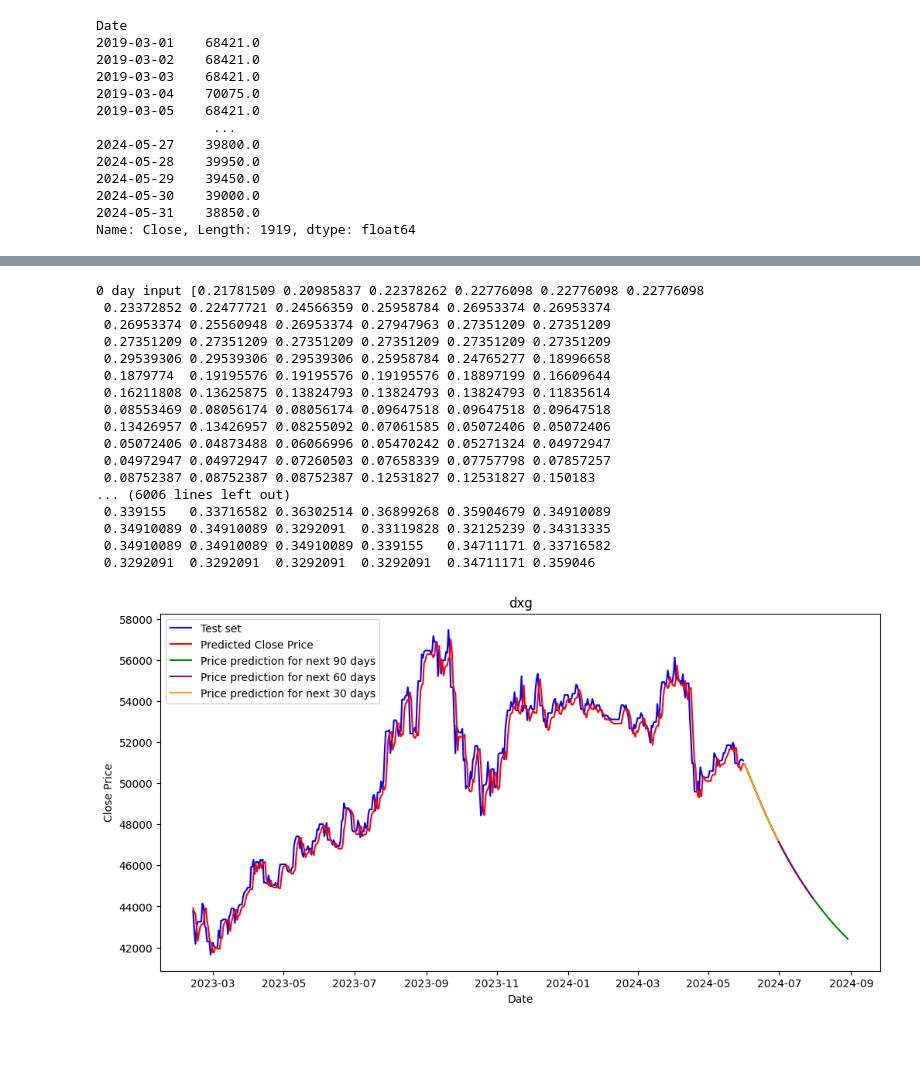
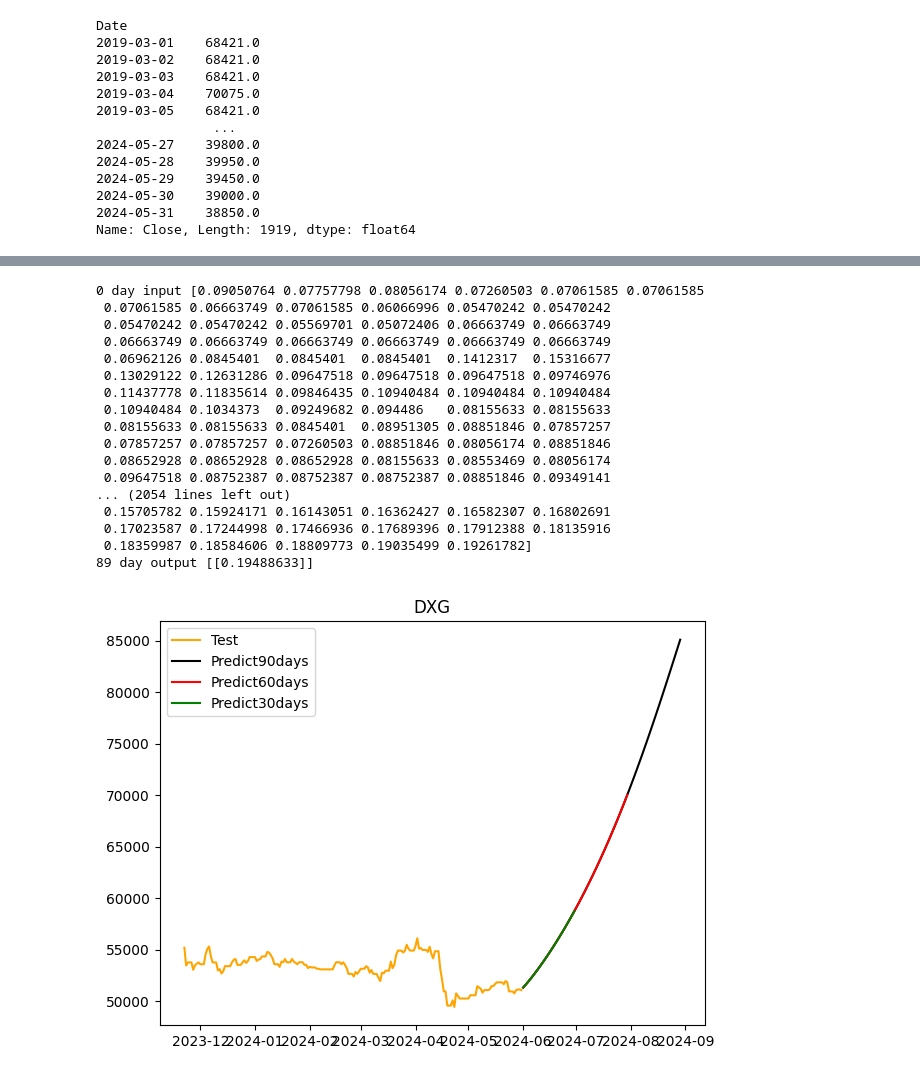
Before and after one commit to cngpc43/IS403.O21.HTCL, a Jupyter notebook: Models/GRU/GRU(9-1).ipynb, the cells around one changed output, grey strips where cells are left out. Saved outputs shown, nothing was run; the diff lists cells and outputs as text; code cells hidden in the pictures; blank space fills up the shorter version.

```diff
--- a/Models/GRU/GRU(9-1).ipynb
+++ b/Models/GRU/GRU(9-1).ipynb
@@ -289,7 +289,7 @@ temp_input=temp_input[0].tolist()
 from numpy import array
 
 dxg_lst_output=[]
-n_steps=515
+n_steps=len(temp_input) - 1
 i=0
 while(i<90):
 
@@ -432,43 +426,43 @@ while(i<90):
         vhm_lst_output.extend(yhat.tolist())
         i=i+1
 # %% [output]
-0 day input [0.21781509 0.20985837 0.22378262 0.22776098 0.22776098 0.22776098
- 0.23372852 0.22477721 0.24566359 0.25958784 0.26953374 0.26953374
- 0.26953374 0.25560948 0.26953374 0.27947963 0.27351209 0.27351209
- 0.27351209 0.27351209 0.27351209 0.27351209 0.27351209 0.27351209
- 0.29539306 0.29539306 0.29539306 0.25958784 0.24765277 0.18996658
- 0.1879774  0.19195576 0.19195576 0.19195576 0.18897199 0.16609644
- 0.16211808 0.13625875 0.13824793 0.13824793 0.13824793 0.11835614
- 0.08553469 0.08056174 0.08056174 0.09647518 0.09647518 0.09647518
- 0.13426957 0.13426957 0.08255092 0.07061585 0.05072406 0.05072406
- 0.05072406 0.04873488 0.06066996 0.05470242 0.05271324 0.04972947
- 0.04972947 0.04972947 0.07260503 0.07658339 0.07757798 0.07857257
- 0.08752387 0.08752387 0.08752387 0.12531827 0.12531827 0.150183
-... (6006 lines left out)
- 0.339155   0.33716582 0.36302514 0.36899268 0.35904679 0.34910089
- 0.34910089 0.34910089 0.3292091  0.33119828 0.32125239 0.34313335
- 0.34910089 0.34910089 0.34910089 0.339155   0.34711171 0.33716582
- 0.3292091  0.3292091  0.3292091  0.3292091  0.34711171 0.359046
+0 day input [0.09050764 0.07757798 0.08056174 0.07260503 0.07061585 0.07061585
+ 0.07061585 0.06663749 0.07061585 0.06066996 0.05470242 0.05470242
+ 0.05470242 0.05470242 0.05569701 0.05072406 0.06663749 0.06663749
+ 0.06663749 0.06663749 0.06663749 0.06663749 0.06663749 0.06663749
+ 0.06962126 0.0845401  0.0845401  0.0845401  0.1412317  0.15316677
+ 0.13029122 0.12631286 0.09647518 0.09647518 0.09647518 0.09746976
+ 0.11437778 0.11835614 0.09846435 0.10940484 0.10940484 0.10940484
+ 0.10940484 0.1034373  0.09249682 0.094486   0.08155633 0.08155633
+ 0.08155633 0.08155633 0.0845401  0.08951305 0.08851846 0.07857257
+ 0.07857257 0.07857257 0.07260503 0.08851846 0.08056174 0.08851846
+ 0.08652928 0.08652928 0.08652928 0.08155633 0.08553469 0.08056174
+ 0.09647518 0.08752387 0.08752387 0.08752387 0.08851846 0.09349141
+... (2054 lines left out)
+ 0.15705782 0.15924171 0.16143051 0.16362427 0.16582307 0.16802691
+ 0.17023587 0.17244998 0.17466936 0.17689396 0.17912388 0.18135916
+ 0.18359987 0.18584606 0.18809773 0.19035499 0.19261782]
+89 day output [[0.19488633]]
 # %%
-plt.figure(figsize=(12, 6))
-new = pd.date_range(start=dxg.index[dxg_train_size], end=dxg.index[-1])[101:]
+# 14.Vẽ hình
+# fig, axs = plt.subplots(1, 3, figsize=(15, 5))
+# new = pd.date_range(start=dxg.index[0], end=dxg.index[dxg_train_size-1])
+# plt.plot(new,scaler.inverse_transform(dxg_train_data))
 
-plt.plot(new,scaler.inverse_transform(dxg_test_data)[101:],color='blue',label='Test set')
-plt.plot(new,dxg_y_pred,color='red',label='Predicted Close Price')
-
+new = pd.date_range(start=dxg.index[dxg_train_size], end=dxg.index[-1])
+plt.plot(new,scaler.inverse_transform(dxg_test_data),color='orange')
 
 start_date = dxg.index[-1] + datetime.timedelta(1)
 dxg_predict_data_30 = pd.date_range(start=start_date, end=start_date + datetime.timedelta(29))
 dxg_predict_data_60 = pd.date_range(start=start_date, end=start_date + datetime.timedelta(59))
 dxg_predict_data_90 = pd.date_range(start=start_date, end=start_date + datetime.timedelta(89))
-plt.plot(dxg_predict_data_90,scaler.inverse_transform(dxg_lst_output[:90]),color='green', label='Price prediction for next 90 days')
-plt.plot(dxg_predict_data_60,scaler.inverse_transform(dxg_lst_output[:60]), color='purple',label='Price prediction for next 60 days')
-plt.plot(dxg_predict_data_30,scaler.inverse_transform(dxg_lst_output[:30]),color='orange',label='Price prediction for next 30 days')
-plt.legend()
-plt.title('dxg')
-plt.xlabel('Date')
-plt.ylabel('Close Price')
+plt.plot(dxg_predict_data_90,scaler.inverse_transform(dxg_lst_output[:90]),color='black')
+plt.plot(dxg_predict_data_60,scaler.inverse_transform(dxg_lst_output[:60]), color='red')
+plt.plot(dxg_predict_data_30,scaler.inverse_transform(dxg_lst_output[:30]),color='green')
+plt.legend(['Test','Predict90days','Predict60days','Predict30days'])
+plt.title('DXG')
+plt.tight_layout()
 plt.show()
 # %% [output]
-[figure, old version]
+[figure, new version]
 # %%
```
Also changed, not shown: parts of 8 cells of this notebook, 20 other files.
